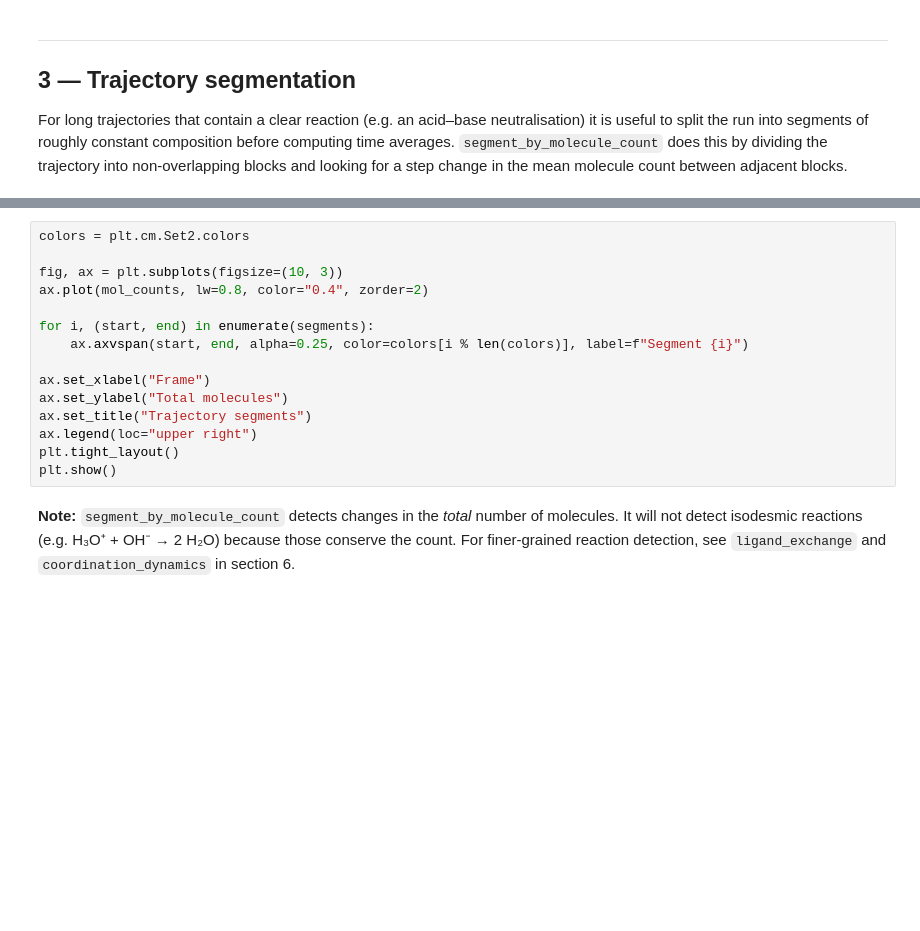
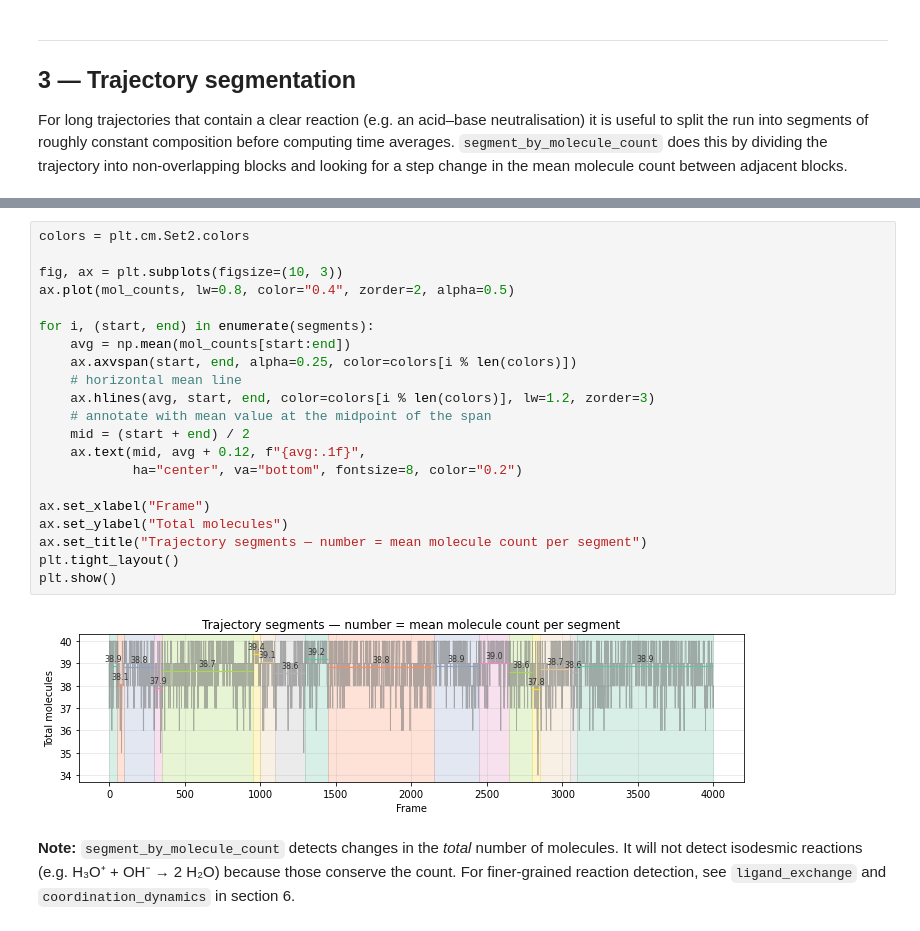
Before and after one commit to viktorsvahn/chempiler, a Jupyter notebook: chempiler_demo.ipynb, the cells around one changed output, grey strips where cells are left out. Saved outputs shown, nothing was run; the diff lists cells and outputs as text; blank space fills up the shorter version.

```diff
--- a/chempiler_demo.ipynb
+++ b/chempiler_demo.ipynb
@@ -154,18 +201,26 @@ for i, (start, end) in enumerate(segments):
 # %%
 colors = plt.cm.Set2.colors
 
 fig, ax = plt.subplots(figsize=(10, 3))
-ax.plot(mol_counts, lw=0.8, color="0.4", zorder=2)
+ax.plot(mol_counts, lw=0.8, color="0.4", zorder=2, alpha=0.5)
 
 for i, (start, end) in enumerate(segments):
-    ax.axvspan(start, end, alpha=0.25, color=colors[i % len(colors)], label=f"Segment {i}")
+    avg = np.mean(mol_counts[start:end])
+    ax.axvspan(start, end, alpha=0.25, color=colors[i % len(colors)])
+    # horizontal mean line
+    ax.hlines(avg, start, end, color=colors[i % len(colors)], lw=1.2, zorder=3)
+    # annotate with mean value at the midpoint of the span
+    mid = (start + end) / 2
+    ax.text(mid, avg + 0.12, f"{avg:.1f}",
+            ha="center", va="bottom", fontsize=8, color="0.2")
 
 ax.set_xlabel("Frame")
 ax.set_ylabel("Total molecules")
-ax.set_title("Trajectory segments")
-ax.legend(loc="upper right")
+ax.set_title("Trajectory segments — number = mean molecule count per segment")
 plt.tight_layout()
 plt.show()
+# %% [output]
+[figure, added]
 # %% [markdown]
 **Note:** `segment_by_molecule_count` detects changes in the *total* number of molecules.
 It will not detect isodesmic reactions (e.g. H₃O⁺ + OH⁻ → 2 H₂O) because those conserve
```
Also changed, not shown: parts of 22 cells of this notebook.
